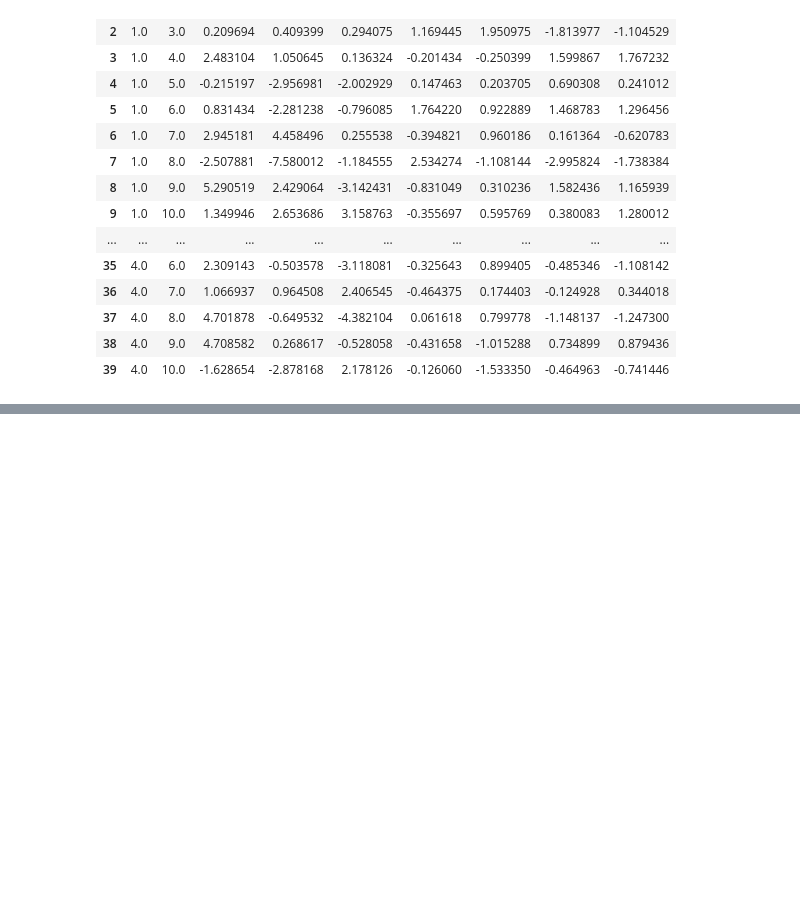
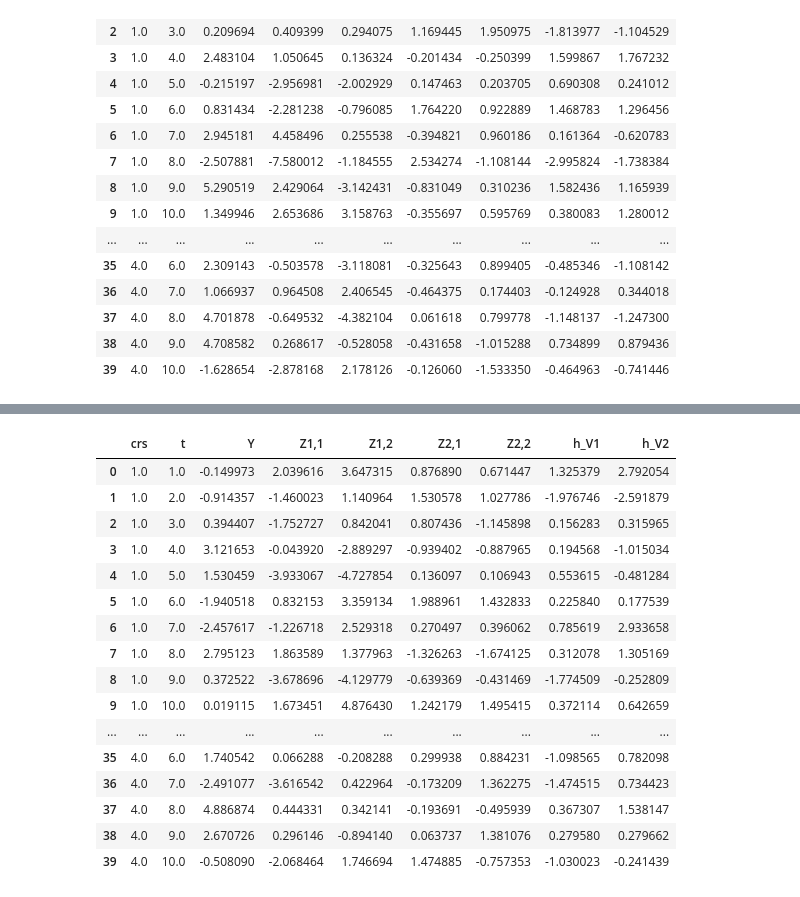
Before and after one commit to Existentialdredd/pan_sel_cntrl, a Jupyter notebook: psc.ipynb, the cells around one changed output, grey strips where cells are left out. Drawn from its saved outputs; the diff is of its cells as text; code cells hidden in the pictures; blank space fills up the shorter version.

Commit message:
debugged ols regression part started in pan version of estimator of secondary equation

```diff
--- a/psc.ipynb
+++ b/psc.ipynb
@@ -984,7 +1049,7 @@ for i in ['c_inst','err_vpro','ex_vpro','inst_vpro','r_seed','frc', 'nds']:
 
 inpt['input_filename'] = input_filename
 # Indicator for  whether in this run the subset of instrument relvant to each cross section is known.
-inpt['kwnsub'] = 0
+inpt['kwnsub'] = 1
 # Setting Kernel and bandwidth constant variables.
 inpt['k_mvd'] = 9
 inpt['k_uvd'] = 9
@@ -1191,0 +1207,69 @@ dp
+# %%
+ds = 10
+de = data_err = pd.DataFrame(pscdata[ds][0]['err_df'], columns = pscdata[0][1]['Derr_nms'])
+di = data_inst = pd.DataFrame(pscdata[ds][0]['inst_df'], columns = pscdata[0][1]['Dins_nms'])
+dp = data_pan = pd.DataFrame(pscdata[ds][0]['prim_df'], columns = pscdata[0][1]['Dlng_nms'])
+
+inpt = pscdata[0][0]
+inpt['kwnsub'] = 1
+# List of list with the names of the relevant instruments for each crossection
+in_nm=[]
+for i in range(inpt['ncs']):
+    # If the subset is known then the list of relevant instrument for each crs is supplied to estimator
+    if inpt['kwnsub'] == 1:
+        a=[ True if pscdata[0][1]['coeff'][0][i][k]!=0 else False
+            for k in range(inpt['n_exo'],inpt['n_exo']+inpt['t_inst'])]
+        in_nm.append(np.array(pscdata[0][1]['Dins_nms'][1:])[a].tolist())
+    # If the subset is unknow the the list of all instrument will be supplied to estimator for each crs
+    else:
+        in_nm.append(pscdata[0][1]['Dins_nms'][1:])
+inpt['in_nm'] = in_nm
+en_nm = inpt['en_nm']
+ex_nm = inpt['ex_nm']
+in_nm = inpt['in_nm']
+cin = inpt['cin']
+tin = inpt['tin']
+ncs = inpt['ncs']
+di = data_inst
+
+# For each endogenous variable
+for j in range(1,len(en_nm)+1):
+    # For each Cross Section
+    for k in range(1,ncs+1):
+        #Initializing temp df
+        aa1 = dp.loc[dp[cin] == k,[cin]+[tin]]
+        #Initailizing the regressor matrix
+        pdt_in = dp.loc[dp[cin]==k,[cin]+[tin]+[en_nm[j-1]]+ex_nm]
+        # Merging in the array of instruments
+        dt_in = pd.merge(pdt_in, di, on = tin,how = 'inner')
+        # Input variables
+        inptd = {'dep':en_nm[j-1],'reg':ex_nm + in_nm[i-1],'cons':0}
+        # Adding estimated residuals to df
+        aa1[''.join(['h_V',str(j)])] = ols(dt_in,inptd)[1]
+        if k == 1:
+            # If first cross section intialize long panel version of temp aa1
+            aa2 = aa1
+        elif k > 1:
+            # If not first cross section adding aa1 to the bottom of aa2
+            aa2 = pd.concat([aa2,aa1],axis = 0)
+    # Merging aa2 into dp
+    dp = pd.merge(dp,aa2,on = [cin,tin],how = 'inner')
+dp
+# %% [output]
+|  | crs | t | Y | Z1,1 | Z1,2 | Z2,1 | Z2,2 | h_V1 | h_V2 |
+| 0 | 1.0 | 1.0 | -0.149973 | 2.039616 | 3.647315 | 0.876890 | 0.671447 | 1.325379 | 2.792054 |
+| 1 | 1.0 | 2.0 | -0.914357 | -1.460023 | 1.140964 | 1.530578 | 1.027786 | -1.976746 | -2.591879 |
+| 2 | 1.0 | 3.0 | 0.394407 | -1.752727 | 0.842041 | 0.807436 | -1.145898 | 0.156283 | 0.315965 |
+| 3 | 1.0 | 4.0 | 3.121653 | -0.043920 | -2.889297 | -0.939402 | -0.887965 | 0.194568 | -1.015034 |
+| 4 | 1.0 | 5.0 | 1.530459 | -3.933067 | -4.727854 | 0.136097 | 0.106943 | 0.553615 | -0.481284 |
+| 5 | 1.0 | 6.0 | -1.940518 | 0.832153 | 3.359134 | 1.988961 | 1.432833 | 0.225840 | 0.177539 |
+| 6 | 1.0 | 7.0 | -2.457617 | -1.226718 | 2.529318 | 0.270497 | 0.396062 | 0.785619 | 2.933658 |
+| 7 | 1.0 | 8.0 | 2.795123 | 1.863589 | 1.377963 | -1.326263 | -1.674125 | 0.312078 | 1.305169 |
+| 8 | 1.0 | 9.0 | 0.372522 | -3.678696 | -4.129779 | -0.639369 | -0.431469 | -1.774509 | -0.252809 |
+| 9 | 1.0 | 10.0 | 0.019115 | 1.673451 | 4.876430 | 1.242179 | 1.495415 | 0.372114 | 0.642659 |
+| ... | ... | ... | ... | ... | ... | ... | ... | ... | ... |
+| 35 | 4.0 | 6.0 | 1.740542 | 0.066288 | -0.208288 | 0.299938 | 0.884231 | -1.098565 | 0.782098 |
+| 36 | 4.0 | 7.0 | -2.491077 | -3.616542 | 0.422964 | -0.173209 | 1.362275 | -1.474515 | 0.734423 |
+| 37 | 4.0 | 8.0 | 4.886874 | 0.444331 | 0.342141 | -0.193691 | -0.495939 | 0.367307 | 1.538147 |
+| 38 | 4.0 | 9.0 | 2.670726 | 0.296146 | -0.894140 | 0.063737 | 1.381076 | 0.279580 | 0.279662 |
+| 39 | 4.0 | 10.0 | -0.508090 | -2.068464 | 1.746694 | 1.474885 | -0.757353 | -1.030023 | -0.241439 |
```
Also changed, not shown: parts of 11 cells of this notebook, 1 other file.
